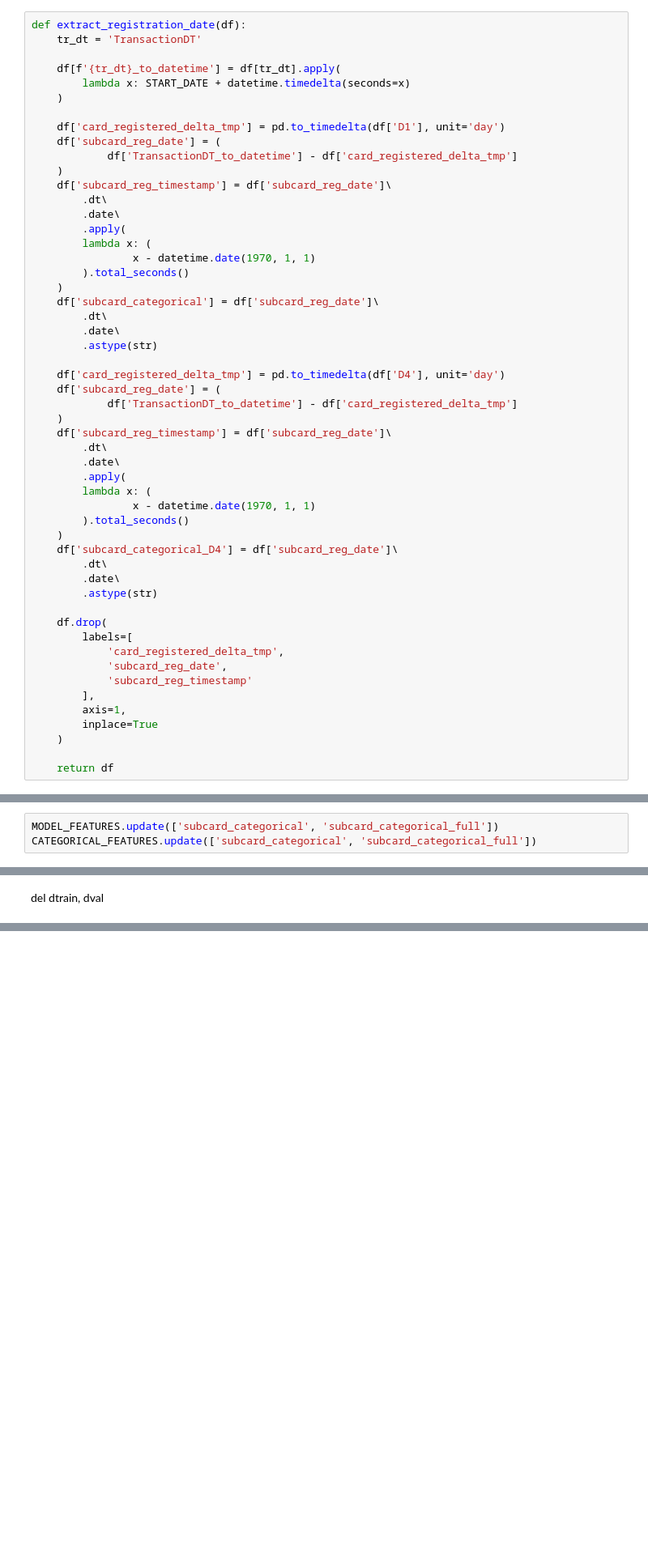
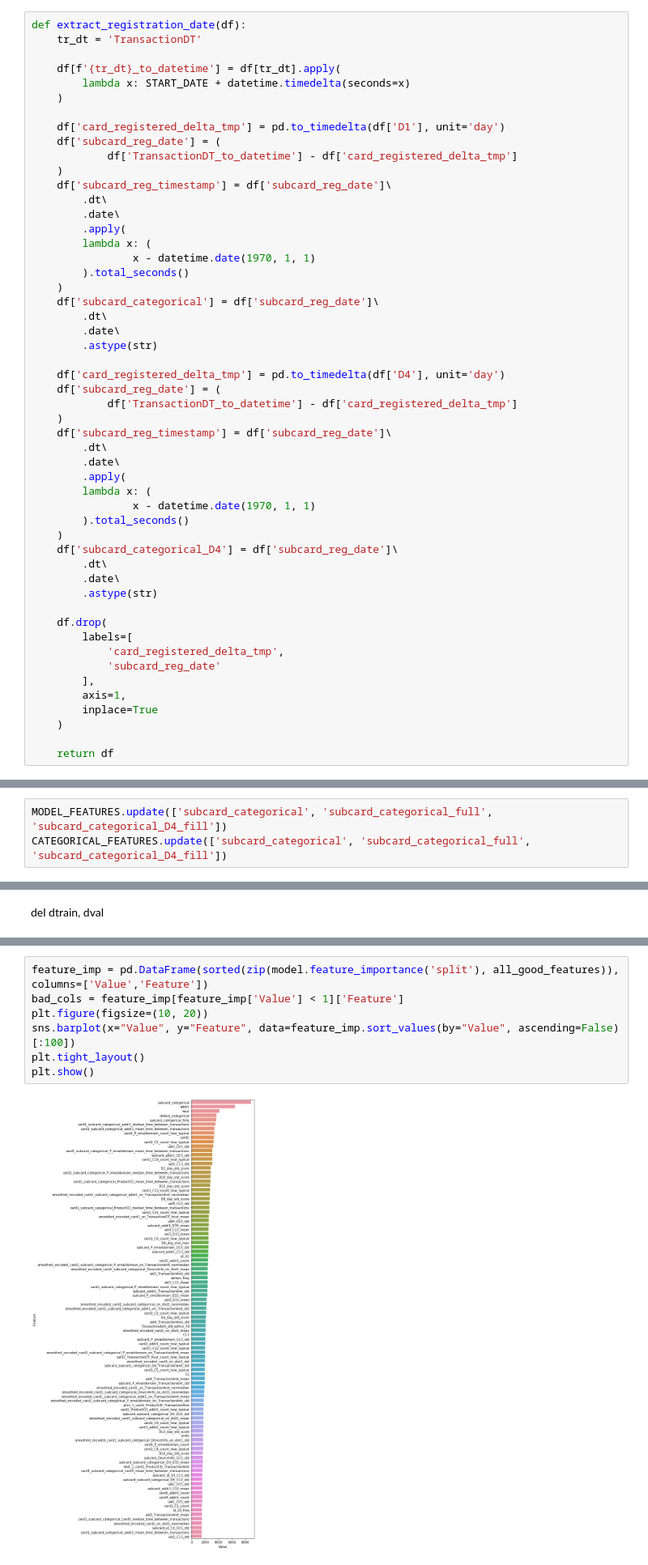
Before and after one commit to merkylove/IEEE_FRAUD, a Jupyter notebook: starter.ipynb, the cells around one changed output, grey strips where cells are left out. Shown at 81% size. Saved outputs shown, nothing was run; the diff lists cells and outputs as text; blank space fills up the shorter version.

```diff
--- a/starter.ipynb
+++ b/starter.ipynb
@@ -375,8 +409,7 @@ def extract_registration_date(df):
     df.drop(
         labels=[
             'card_registered_delta_tmp',
-            'subcard_reg_date',
-            'subcard_reg_timestamp'
+            'subcard_reg_date'
         ],
         axis=1,
         inplace=True
@@ -405,8 +438,8 @@ for coll in subcard_id_cols:
 
     subcard_ids.append('subcard_' + col)
 # %%
-MODEL_FEATURES.update(['subcard_categorical', 'subcard_categorical_full'])
-CATEGORICAL_FEATURES.update(['subcard_categorical', 'subcard_categorical_full'])
+MODEL_FEATURES.update(['subcard_categorical', 'subcard_categorical_full', 'subcard_categorical_D4_fill'])
+CATEGORICAL_FEATURES.update(['subcard_categorical', 'subcard_categorical_full', 'subcard_categorical_D4_fill'])
 # %%
 MODEL_FEATURES.update(subcard_ids)
 CATEGORICAL_FEATURES.update(subcard_ids)
@@ -834,2 +946,11 @@ for train_ids, val_ids in gkf.split(train_final, train_final['isFraud'], train_f
+# %%
+feature_imp = pd.DataFrame(sorted(zip(model.feature_importance('split'), all_good_features)), columns=['Value','Feature'])
+bad_cols = feature_imp[feature_imp['Value'] < 1]['Feature']
+plt.figure(figsize=(10, 20))
+sns.barplot(x="Value", y="Feature", data=feature_imp.sort_values(by="Value", ascending=False)[:100])
+plt.tight_layout()
+plt.show()
+# %% [output]
+[figure, added]
 # %%
 scores
```
Also changed, not shown: parts of 25 cells of this notebook.
